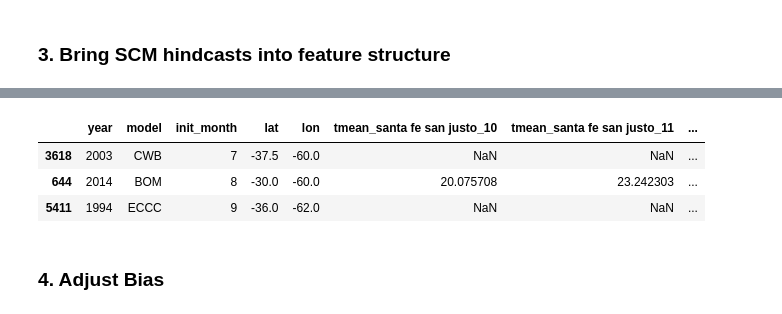
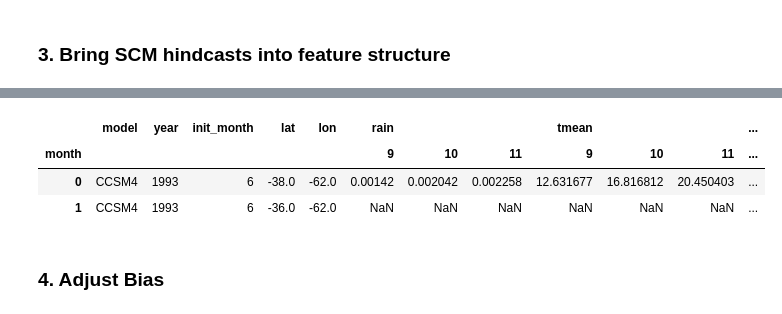
Before and after one commit to mzachow/wheat-yield-forecast-argentina, a Jupyter notebook: 4_prepare_scm_data.ipynb, the cells around one changed output, grey strips where cells are left out. Cells and saved outputs as stored; diff of their text form; code cells hidden in the pictures.

```diff
--- a/4_prepare_scm_data.ipynb
+++ b/4_prepare_scm_data.ipynb
@@ -66,7 +68,0 @@ To forecast wheat yield in Argentina, we use weather data from two locations - B
-# %%
-gdf_adm2 = gpd.read_file("files/shapefiles/arg_admbnda_adm2_unhcr2017.shp")[["ADM1_ES", "ADM2_ES", "geometry"]]
-gdf_adm2["name"] = gdf_adm2[["ADM1_ES", "ADM2_ES"]].apply(lambda x: unidecode(x[0].lower()) + " " + unidecode(x[1].lower()), axis=1)
-gdf_adm2 = gdf_adm2.loc[gdf_adm2["name"].isin(relevant_municipalities), ["name", "geometry"]].reset_index(drop=True)
-relevant_municipalities = gdf_adm2["name"].unique().tolist()
-name_to_shape = gdf_adm2.set_index("name")["geometry"].to_dict()
-name_to_shape
@@ -81,5 +68,0 @@ name_to_shape
-# %%
-# Convert SCM dataframe to geodataframe to facilitate spatial filtering in the next section
-scm = gpd.GeoDataFrame(scm, geometry=gpd.points_from_xy(scm["lon"], scm["lat"]), crs="EPSG:4326")
-base = gdf_adm2["geometry"].plot(edgecolor="black")
-gpd.GeoDataFrame(scm.loc[:, ["geometry", "lat", "lon"]].drop_duplicates(), geometry="geometry", crs="EPSG:4326").plot(ax=base, color="black", markersize=4)
@@ -134,24 +91,25 @@ gpd.GeoDataFrame(filtered_scm[["geometry", "lat", "lon"]].drop_duplicates(), geo
 # %%
 li =[]
 for m in relevant_municipalities:
-    df = filtered_scm.loc[filtered_scm["name"] == m].pivot_table(
+    df = scm.loc[(scm["lat"] == int(m.split("_")[0])) & (scm["lon"] == int(m.split("_")[1]))].pivot_table(
         index=["model", "year", "init_month", "lat", "lon"],
-        columns=["name", "forecasted_month"],
+        columns=["month"],
         values=["tmean", "rain"]
     ).reset_index()
-    df.columns = ["{}_{}_{}".format(c[0], c[1], c[2]) for c in df.columns]
-    df.columns = [c.strip("_") for c in df.columns]
+    #df.columns = ["{}_{}_{}".format(c[0], c[1], c[2]) for c in df.columns]
+    #df.columns = [c.strip("_") for c in df.columns]
     df = df.set_index(["model", "year", "init_month", "lat", "lon"])
     li.append(df)
 
 scm_pivot = pd.concat(li, axis=1, join="outer").reset_index().sort_values(by=["model", "year", "init_month", "lat", "lon"]).reset_index(drop=True)
-scm_pivot = scm_pivot.loc[:, ["year", "model", "init_month"] + ["lat", "lon"] + weather_columns_raw]
-scm_pivot.sample(3)
+scm_pivot.head(2)
+#scm_pivot = scm_pivot.loc[:, ["year", "model", "init_month"] + ["lat", "lon"] + weather_columns_raw]
+#scm_pivot.sample(3)
 # %% [output]
-|  | year | model | init_month | lat | lon | tmean_santa fe san justo_10 | tmean_santa fe san justo_11 | ... |
-| 3618 | 2003 | CWB | 7 | -37.5 | -60.0 | NaN | NaN | ... |
-| 644 | 2014 | BOM | 8 | -30.0 | -60.0 | 20.075708 | 23.242303 | ... |
-| 5411 | 1994 | ECCC | 9 | -36.0 | -62.0 | NaN | NaN | ... |
+|  | model | year | init_month | lat | lon | rain |  |  | tmean |  |  | ... |
+| month |  |  |  |  |  | 9 | 10 | 11 | 9 | 10 | 11 | ... |
+| 0 | CCSM4 | 1993 | 6 | -38.0 | -62.0 | 0.00142 | 0.002042 | 0.002258 | 12.631677 | 16.816812 | 20.450403 | ... |
+| 1 | CCSM4 | 1993 | 6 | -36.0 | -62.0 | NaN | NaN | NaN | NaN | NaN | NaN | ... |
 # %% [markdown]
 ### 4. Adjust Bias
 # %%
```
Also changed, not shown: parts of 11 cells of this notebook, 15 other files.
